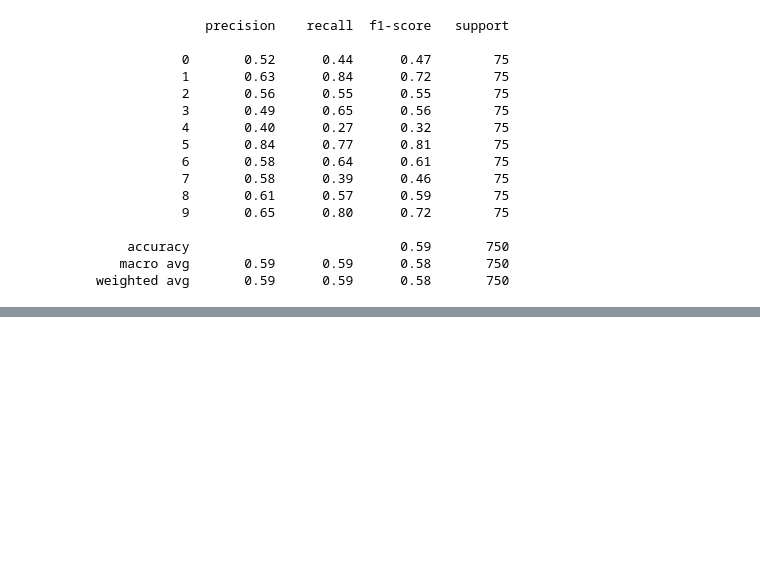
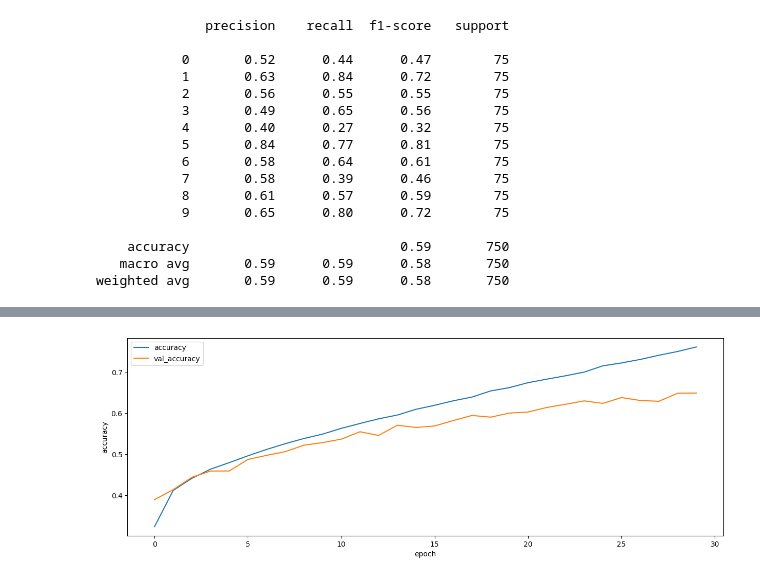
Before and after one commit to michalszc/MusicGenrePrediction, a Jupyter notebook: bi-gru-model.ipynb, the cells around one changed output, grey strips where cells are left out. Drawn from its saved outputs; the diff is of its cells as text; code cells hidden in the pictures; blank space fills up the shorter version.

Commit message:
Added training on FMA dataset

```diff
--- a/bi-gru-model.ipynb
+++ b/bi-gru-model.ipynb
@@ -132,7 +198,7 @@ def show_confusion_matrix(y_true, y_pred, labels: List[str] = []):
 # Bi-GRU
 The **build_model** function is a utility designed to construct and compile a model. The **STFT** and **Mel Spectrogram** are used to learn this model.
 # %%
-def build_model(height: int = 224, width: int = 224, channels: int = 3):
+def build_model(height: int = 224, width: int = 224, channels: int = 3, genres: int = 10):
     input_shape = (channels, height, width) if  K.image_data_format() == 'channels_first' else (height, width, channels)
 
     # Create the model
@@ -141,7 +207,7 @@ def build_model(height: int = 224, width: int = 224, channels: int = 3):
     model.add(Reshape((width, height * channels)))
     model.add(Bidirectional(GRU(256)))
     model.add(Dense(256, activation='elu'))
-    model.add(Dense(10, activation='softmax'))
+    model.add(Dense(genres, activation='softmax'))
 
     # Compile the model
     model.compile(
@@ -310,0 +383,16 @@ weighted avg       0.59      0.59      0.58       750
+# %%
+batch_size = 32
+dataset = Dataset(path='/kaggle/input/fma-images/stft/stft', batch_size=batch_size, cache=False)
+# %%
+model = build_model(genres=15)
+
+epochs = 30
+
+# Train the model using generator for training data and validation data
+history = model.fit(dataset.train,
+                    batch_size=batch_size,
+                    epochs=epochs,
+                    steps_per_epoch=dataset.train_len,
+                    validation_data=dataset.val,
+                    validation_steps=dataset.val_len,
+                    verbose=1)
@@ -310,0 +417,4 @@ weighted avg       0.59      0.59      0.58       750
+# %%
+plot_history(history, metric='accuracy')
+# %% [output]
+[figure, added]
```
Also changed, not shown: parts of 18 cells of this notebook.
